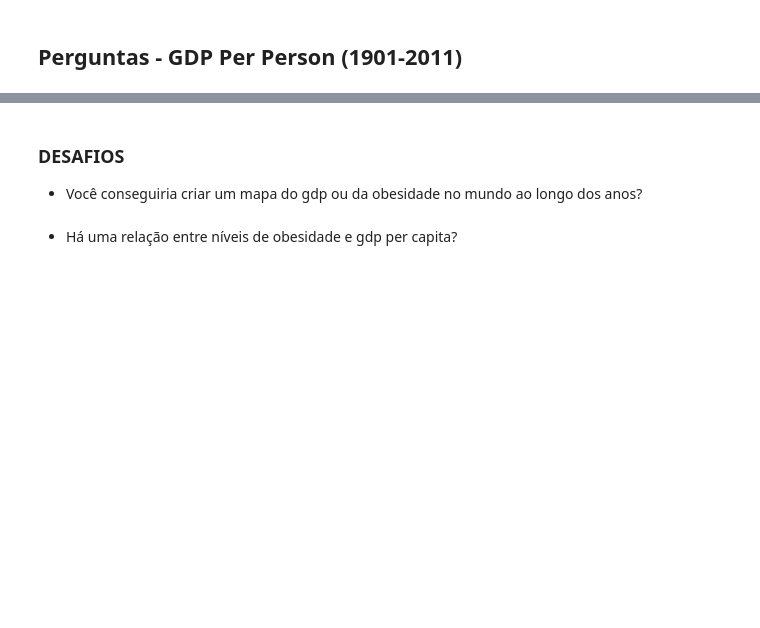
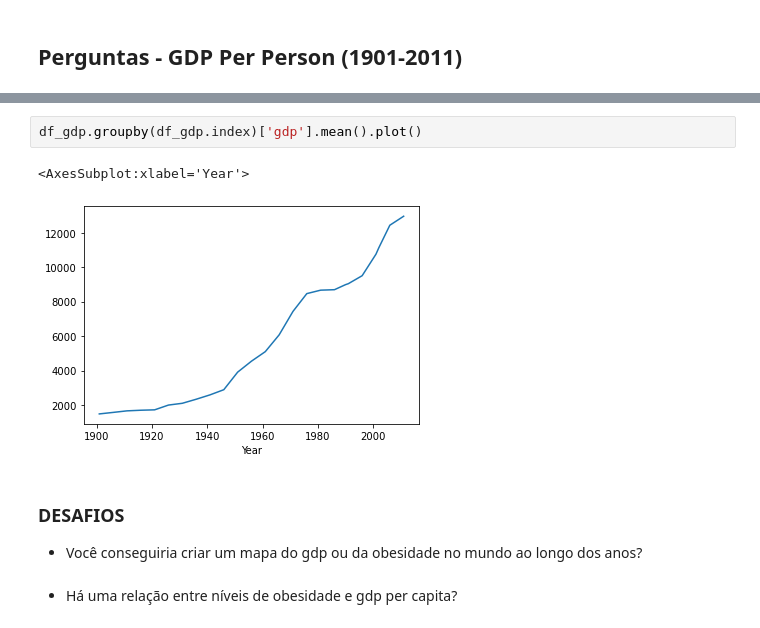
Before and after one commit to thiago-p-anjos/Estudando_Pandas, a Jupyter notebook: Projeto - Análise de dados.ipynb, the cells around one changed output, grey strips where cells are left out. Cells and saved outputs as stored; diff of their text form; blank space fills up the shorter version.

```diff
--- a/Projeto - Análise de dados.ipynb
+++ b/Projeto - Análise de dados.ipynb
@@ -473,3 +374,8 @@ lista
+# %%
+df_gdp.groupby(df_gdp.index)['gdp'].mean().plot()
+# %% [output]
+<AxesSubplot:xlabel='Year'>
+[figure, added]
 # %% [markdown]
 ### DESAFIOS
 - Você conseguiria criar um mapa do gdp ou da obesidade no mundo ao longo dos anos?
```
Also changed, not shown: parts of 58 cells of this notebook.
